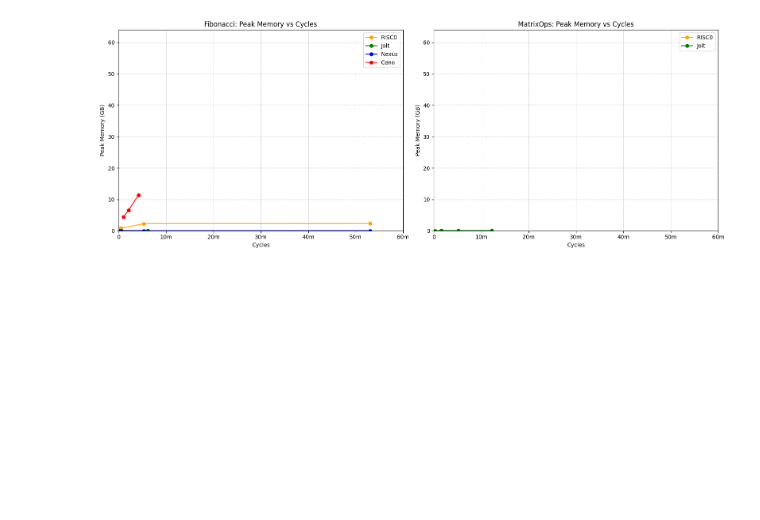
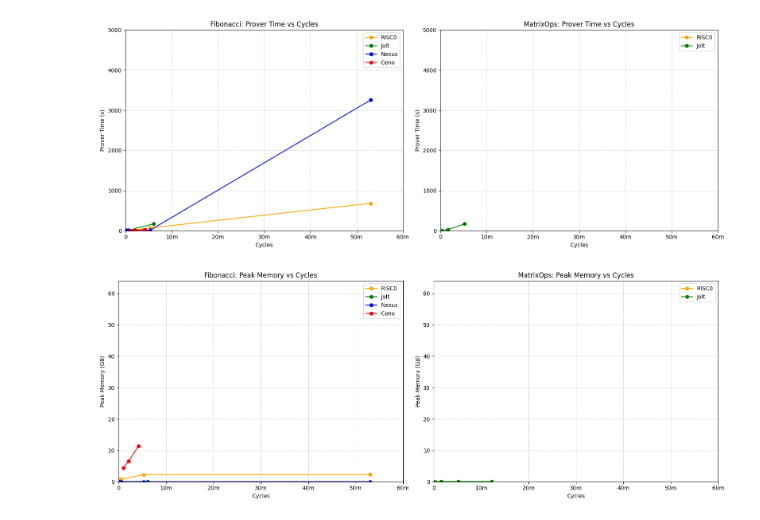
Before and after one commit to grandchildrice/zkvm-benchmarks, a Jupyter notebook: results/reports_20241221.ipynb, the cells around one changed output. Saved outputs shown, nothing was run; the diff lists cells and outputs as text; code cells hidden in the pictures; blank space fills up the shorter version.

Commit message:
prover time

```diff
--- a/results/reports_20241221.ipynb
+++ b/results/reports_20241221.ipynb
@@ -107,6 +107,41 @@ nexus_fib_df = parse_multiple_logs(nexus_fib_log_files, 'nexus')
 # Load Ceno CSV Files
 ceno_fib_csv_file_name = 'ceno_fibonacci.log'
 ceno_fib_df = parse_ceno_log_file(os.path.basename(ceno_fib_csv_file_name))
+# %%
+fig, axes = plt.subplots(1, 2, figsize=(16, 6))
+
+# Fibonacci Prover Time vs Cycles
+axes[0].plot(risc0_fib_df['user_cycles'], risc0_fib_df['proof_duration_sec'], marker='o', label='RISC0', color='orange')
+axes[0].plot(jolt_fib_df['user_cycles'], jolt_fib_df['proof_duration_sec'], marker='o', label='Jolt', color='green')
+axes[0].plot(risc0_fib_df['user_cycles'], nexus_fib_df['proof_duration_sec'], marker='o', label='Nexus', color='blue')
+axes[0].plot(ceno_fib_df['user_cycles'], ceno_fib_df['proof_duration_sec'], marker='o', label='Ceno', color='red')
+axes[0].set_title('Fibonacci: Prover Time vs Cycles')
+axes[0].set_xlabel('Cycles')
+axes[0].set_ylabel('Prover Time (s)')
+# axes[0].set_xscale('log')
+axes[0].set_xlim(0, 60000000)
+axes[0].set_ylim(0, 5000)
+axes[0].xaxis.set_major_formatter(FuncFormatter(format_ticks))
+axes[0].grid(True, which='both', linestyle='--', linewidth=0.5)
+axes[0].legend()
+
+# MatrixOps Prover Time vs Cycles
+axes[1].plot(risc0_matrix_df['user_cycles'], risc0_matrix_df['proof_duration_sec'], marker='o', label='RISC0', color='orange')
+axes[1].plot(jolt_matrix_df['user_cycles'], jolt_matrix_df['proof_duration_sec'], marker='o', label='Jolt', color='green')
+axes[1].set_title('MatrixOps: Prover Time vs Cycles')
+axes[1].set_xlabel('Cycles')
+axes[1].set_ylabel('Prover Time (s)')
+# axes[1].set_xscale('log')
+axes[1].set_xlim(0, 60000000)
+axes[1].set_ylim(0, 5000)
+axes[1].xaxis.set_major_formatter(FuncFormatter(format_ticks))
+axes[1].grid(True, which='both', linestyle='--', linewidth=0.5)
+axes[1].legend()
+
+plt.tight_layout()
+plt.show()
+# %% [output]
+[figure, added]
 # %%
 fig, axes = plt.subplots(1, 2, figsize=(16, 6))
 
```
